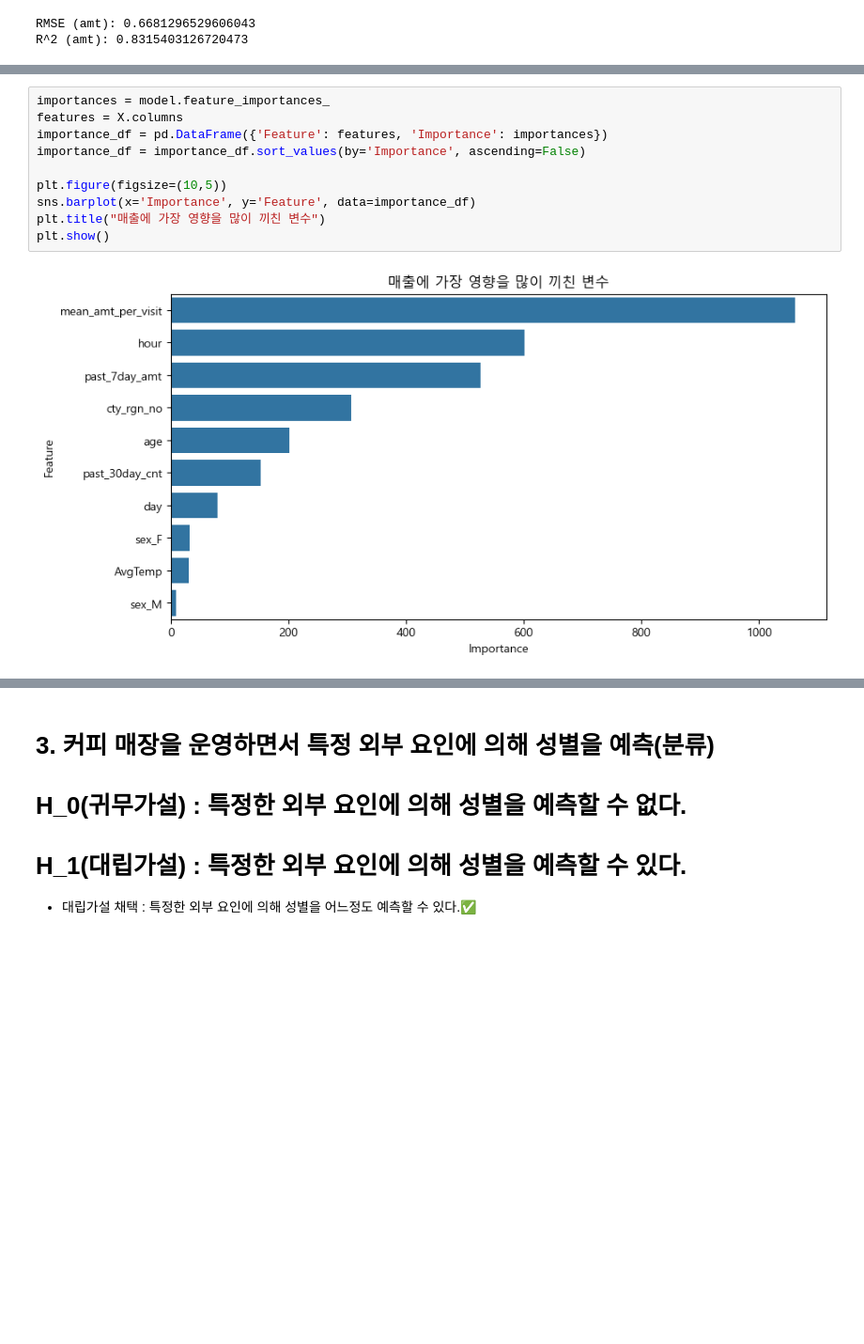
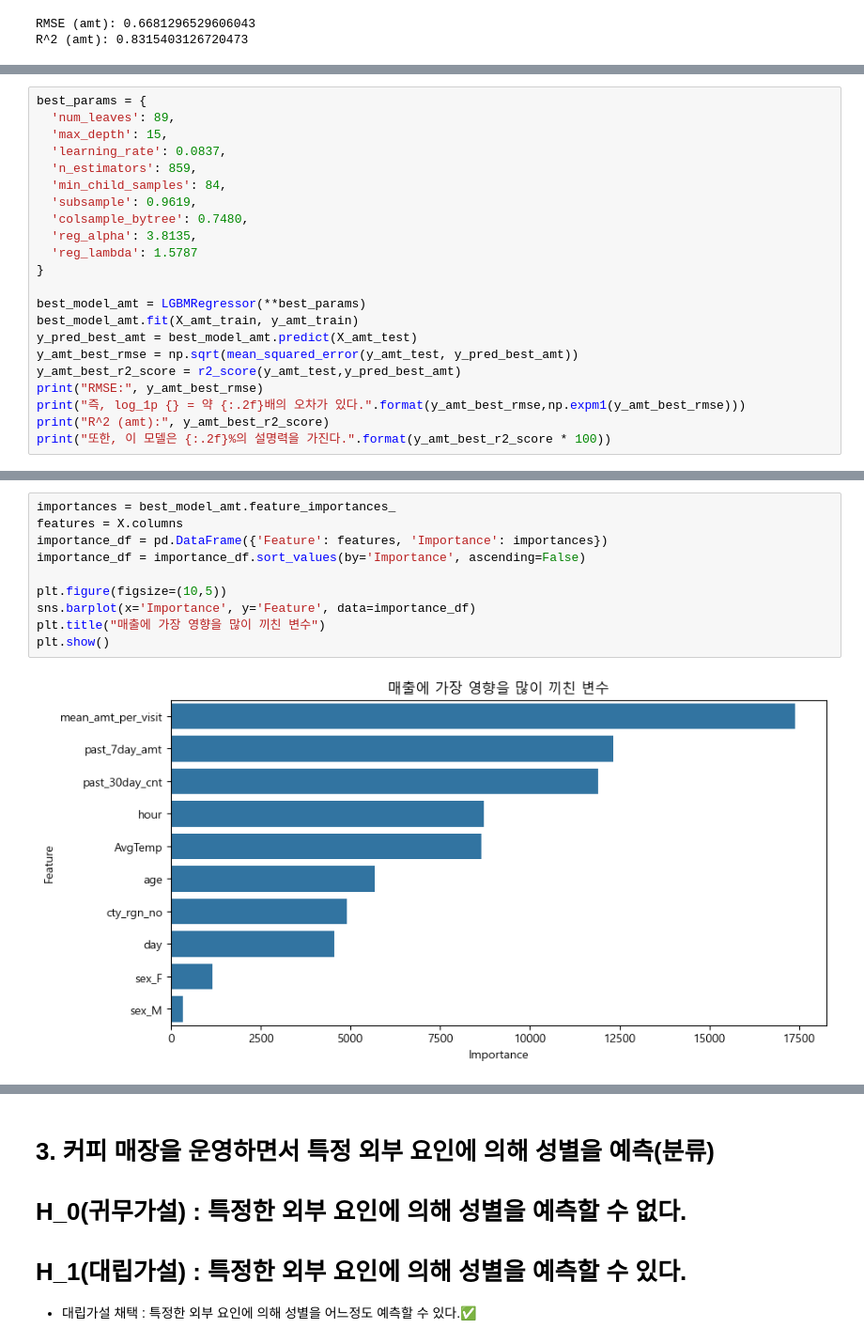
Before and after one commit to ESTCAMP-Team5/first_project, a Jupyter notebook: credit_card_usage_modeling/workspace/EDA/minseok/data/card2.ipynb, the cells around one changed output, grey strips where cells are left out. Shown at 94% size. Cells and saved outputs as stored; diff of their text form; blank space fills up the shorter version.

```diff
--- a/credit_card_usage_modeling/workspace/EDA/minseok/data/card2.ipynb
+++ b/credit_card_usage_modeling/workspace/EDA/minseok/data/card2.ipynb
@@ -378,0 +445,22 @@ R^2 (amt): 0.856658448457822
+# %%
+best_params = {
+  'num_leaves': 89,
+  'max_depth': 15,
+  'learning_rate': 0.0837,
+  'n_estimators': 859,
+  'min_child_samples': 84,
+  'subsample': 0.9619,
+  'colsample_bytree': 0.7480,
+  'reg_alpha': 3.8135,
+  'reg_lambda': 1.5787
+}
+
+best_model_amt = LGBMRegressor(**best_params)
+best_model_amt.fit(X_amt_train, y_amt_train)
+y_pred_best_amt = best_model_amt.predict(X_amt_test)
+y_amt_best_rmse = np.sqrt(mean_squared_error(y_amt_test, y_pred_best_amt))
+y_amt_best_r2_score = r2_score(y_amt_test,y_pred_best_amt)
+print("RMSE:", y_amt_best_rmse)
+print("즉, log_1p {} = 약 {:.2f}배의 오차가 있다.".format(y_amt_best_rmse,np.expm1(y_amt_best_rmse)))
+print("R^2 (amt):", y_amt_best_r2_score)
+print("또한, 이 모델은 {:.2f}%의 설명력을 가진다.".format(y_amt_best_r2_score * 100))
@@ -379,15 +478,15 @@ R^2 (amt): 0.856658448457822
 # %%
-importances = model.feature_importances_
+importances = best_model_amt.feature_importances_
 features = X.columns
 importance_df = pd.DataFrame({'Feature': features, 'Importance': importances})
 importance_df = importance_df.sort_values(by='Importance', ascending=False)
 
 plt.figure(figsize=(10,5))
 sns.barplot(x='Importance', y='Feature', data=importance_df)
 plt.title("매출에 가장 영향을 많이 끼친 변수")
 plt.show()
 # %% [output]
-[figure, old version]
+[figure, new version]
 # %%
 #가장 영향을 준 변수인 'hour'(피처변수 제외)로 시간대에 따른 매출 확인
 X_amt_test_copy = X_amt_test.copy()
```
Also changed, not shown: parts of 14 cells of this notebook.
